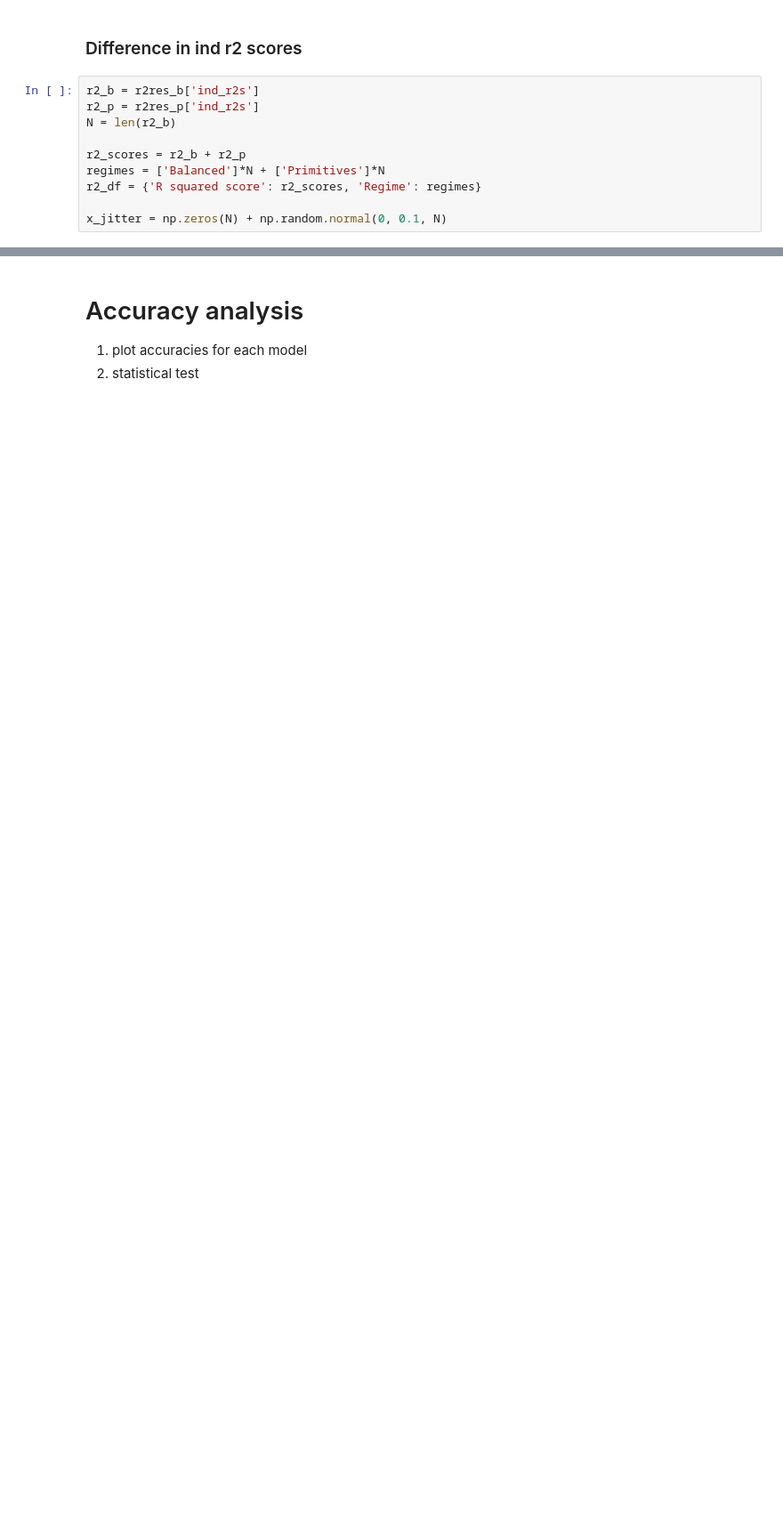
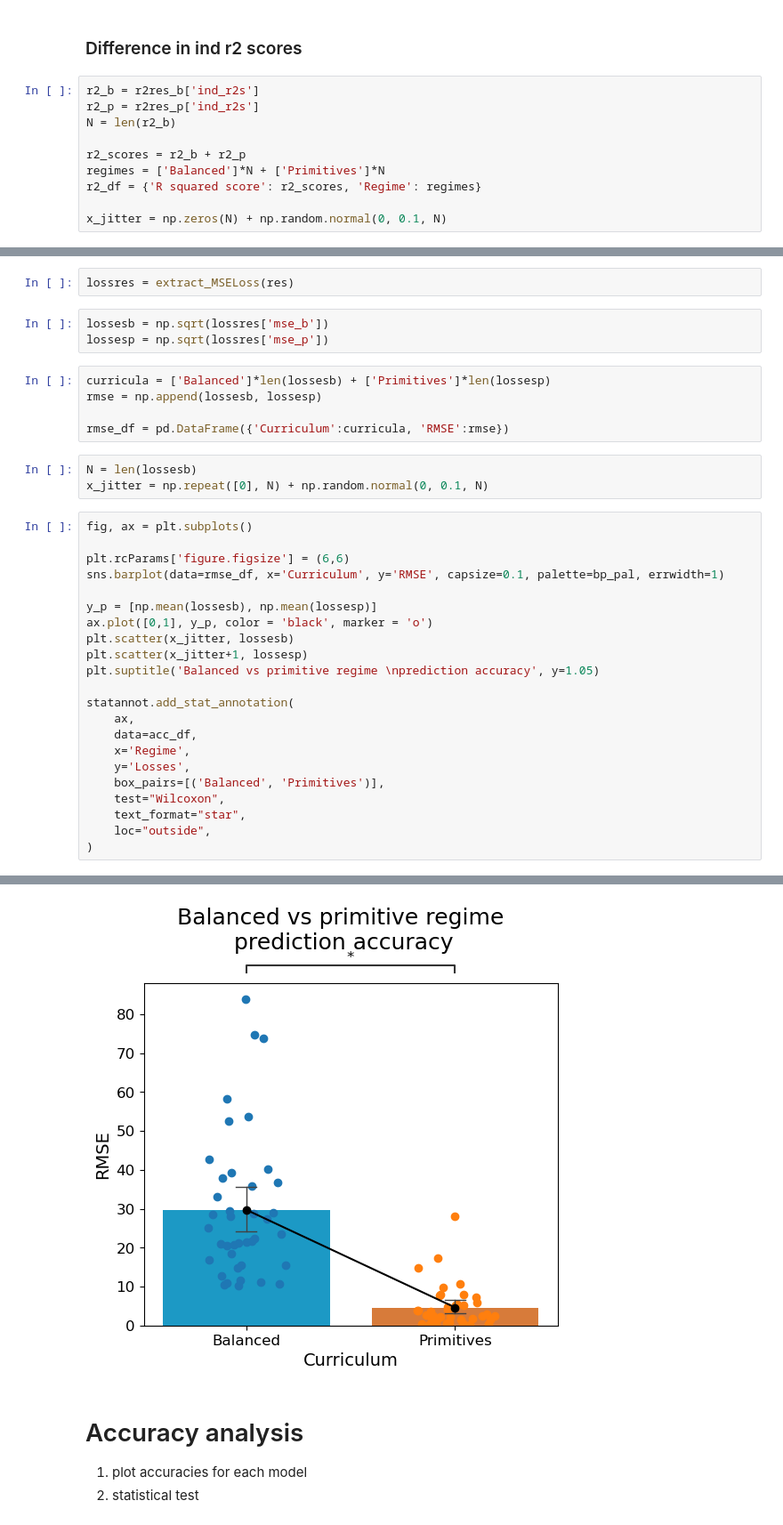
Before and after one commit to aranas/compositional_learning, a Jupyter notebook: _run_RNNs/_Performance_accuracy.ipynb, the cells around one changed output, grey strips where cells are left out. Shown at 89% size. Drawn from its saved outputs; the diff is of its cells as text; blank space fills up the shorter version.

```diff
--- a/_run_RNNs/_Performance_accuracy.ipynb
+++ b/_run_RNNs/_Performance_accuracy.ipynb
@@ -190,0 +231,36 @@ Balanced v.s. Primitives: Wilcoxon test (paired samples) with Bonferroni correct
+# %%
+lossres = extract_MSELoss(res)
+# %%
+lossesb = np.sqrt(lossres['mse_b'])
+lossesp = np.sqrt(lossres['mse_p'])
+# %%
+curricula = ['Balanced']*len(lossesb) + ['Primitives']*len(lossesp)
+rmse = np.append(lossesb, lossesp)
+
+rmse_df = pd.DataFrame({'Curriculum':curricula, 'RMSE':rmse})
+# %%
+N = len(lossesb)
+x_jitter = np.repeat([0], N) + np.random.normal(0, 0.1, N)
+# %%
+fig, ax = plt.subplots()
+
+plt.rcParams['figure.figsize'] = (6,6)
+sns.barplot(data=rmse_df, x='Curriculum', y='RMSE', capsize=0.1, palette=bp_pal, errwidth=1)
+
+y_p = [np.mean(lossesb), np.mean(lossesp)]
+ax.plot([0,1], y_p, color = 'black', marker = 'o')
+plt.scatter(x_jitter, lossesb)
+plt.scatter(x_jitter+1, lossesp)
+plt.suptitle('Balanced vs primitive regime \nprediction accuracy', y=1.05)
+
+statannot.add_stat_annotation(
+    ax,
+    data=acc_df,
+    x='Regime',
+    y='Losses',
+    box_pairs=[('Balanced', 'Primitives')],
+    test="Wilcoxon",
+    text_format="star",
+    loc="outside",
+)
+# %% [output]
@@ -191,3 +278,4 @@ Balanced v.s. Primitives: Wilcoxon test (paired samples) with Bonferroni correct
+[figure, added]
 # %% [markdown]
 # Accuracy analysis
 
```
Also changed, not shown: parts of 16 cells of this notebook, 19 other files.
